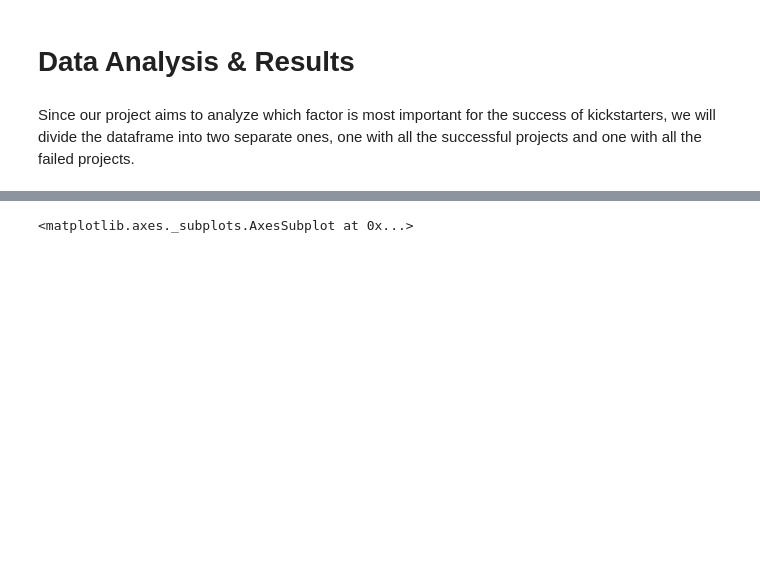
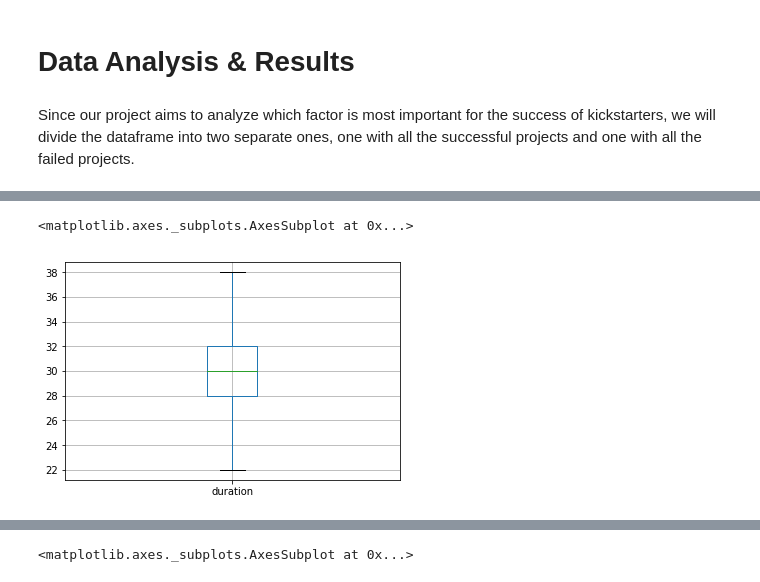
Before and after one commit to krandapus/Projects, a Jupyter notebook: FinalProject.ipynb, the cells around one changed output, grey strips where cells are left out. Drawn from its saved outputs; the diff is of its cells as text; code cells hidden in the pictures; blank space fills up the shorter version.

```diff
--- a/FinalProject.ipynb
+++ b/FinalProject.ipynb
@@ -121,0 +118,5 @@ df_kickstarters.head()
+# %%
+df_successful.boxplot(column=['duration'],showfliers=False)
+# %% [output]
+<matplotlib.axes._subplots.AxesSubplot at 0x...>
+[figure, added]
```
Also changed, not shown: parts of 12 cells of this notebook.
